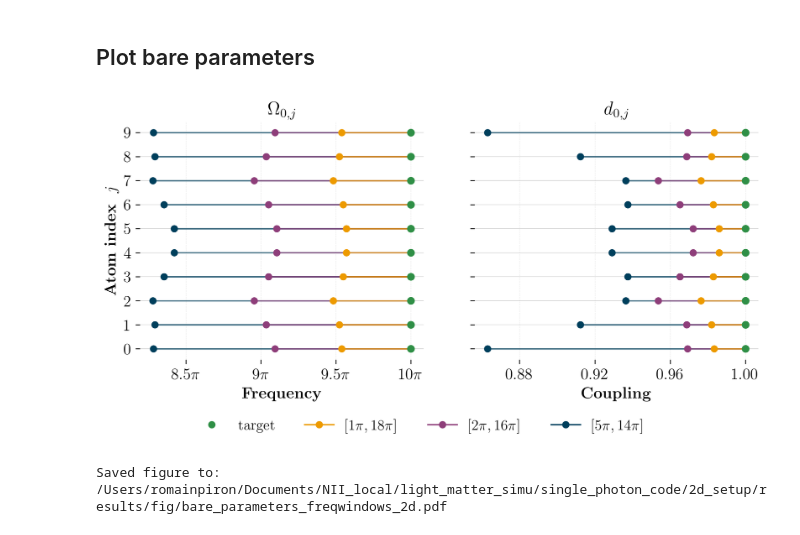
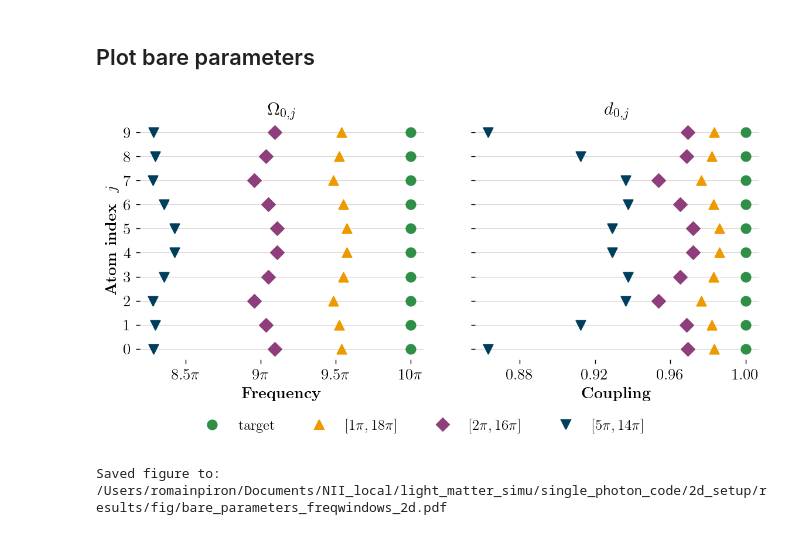
Before and after one commit to rpiron/single_photon_renormalization, a Jupyter notebook: 2d_setup/notebooks/run_correction.ipynb, the cells around one changed output. Cells and saved outputs as stored; diff of their text form; code cells hidden in the pictures.

```diff
--- a/2d_setup/notebooks/run_correction.ipynb
+++ b/2d_setup/notebooks/run_correction.ipynb
@@ -147,6 +151,8 @@ No calibration written. Enable RUN_CALIBRATION and SAVE_DATA to save a new fit.
 # %% [markdown]
 <h2>Plot bare parameters</h2>
 # %%
+from src.plot_fonts import paper_fonts
+
 bare_param_id_to_plot = [2, 3, 4]
 
 target_color = "#2f8f46"
@@ -157,6 +163,10 @@ window_color_by_pi = {
     (2, 16): window_colors[2],
     (5, 14): window_colors[3],
 }
+
+window_markers = ["s", "^", "D", "v", "P", "X", "<", ">", "h", "*"]
+window_marker_by_pi = dict(zip(window_color_by_pi, window_markers))
+marker_size = 60
 
 bare_param_ids = np.atleast_1d(bare_param_id_to_plot).astype(int).tolist()
 bare_param_sets = []
@@ -172,6 +182,9 @@ for bare_param_id in bare_param_ids:
     uv_pi = metadata["Omega_max"] / pi
     window_key = (int(round(ir_pi)), int(round(uv_pi)))
     color = window_color_by_pi.get(window_key, window_colors[(len(bare_param_sets) + 1) % len(window_colors)])
+    marker = window_marker_by_pi.setdefault(
+        window_key, window_markers[len(window_marker_by_pi) % len(window_markers)]
+    )
     label = rf"$[{ir_pi:.0f}\pi,{uv_pi:.0f}\pi]$"
 
     bare_param_sets.append({
@@ -180,6 +193,7 @@ for bare_param_id in bare_param_ids:
         "Omega_0": Omega_0,
         "d_0": d_0,
         "color": color,
+        "marker": marker,
         "label": label,
     })
 
@@ -222,36 +236,24 @@ fig, (omega_ax, d_ax) = plt.subplots(
 for param_set in reversed(bare_param_sets):
     omega_bare = param_set["Omega_0"] / pi
     d_bare = param_set["d_0"]
-    omega_ax.hlines(
-        atom_index,
-        np.minimum(omega_target, omega_bare),
-        np.maximum(omega_target, omega_bare),
-        color=param_set["color"],
-        linewidth=1.15,
-        alpha=0.72,
-        zorder=2,
+    omega_ax.scatter(
+        omega_bare, atom_index, color=param_set["color"],
+        marker=param_set["marker"], s=marker_size, zorder=4,
     )
-    omega_ax.scatter(omega_bare, atom_index, color=param_set["color"], s=24, zorder=4)
-    d_ax.hlines(
-        atom_index,
-        np.minimum(d_target, d_bare),
-        np.maximum(d_target, d_bare),
-        color=param_set["color"],
-        linewidth=1.15,
-        alpha=0.72,
-        zorder=2,
+    d_ax.scatter(
+        d_bare, atom_index, color=param_set["color"],
+        marker=param_set["marker"], s=marker_size, zorder=4,
     )
-    d_ax.scatter(d_bare, atom_index, color=param_set["color"], s=24, zorder=4)
 
-omega_ax.scatter(omega_target, atom_index, color=target_color, s=28, zorder=5)
-d_ax.scatter(d_target, atom_index, color=target_color, s=28, zorder=5)
+omega_ax.scatter(omega_target, atom_index, color=target_color, marker="o", s=marker_size, zorder=5)
+d_ax.scatter(d_target, atom_index, color=target_color, marker="o", s=marker_size, zorder=5)
 
 for ax in (omega_ax, d_ax):
     ax.set_yticks(atom_index)
     ax.set_yticklabels([rf"${j}$" for j in atom_index])
     ax.invert_yaxis()
     ax.yaxis.grid(which="major", linestyle="-", linewidth=0.55, color="0.78", alpha=0.7)
-    ax.xaxis.grid(which="major", linestyle="--", linewidth=0.35, color="0.82", alpha=0.55)
+    ax.xaxis.grid(False)
     ax.tick_params(axis="both", which="major", length=3.5, width=0.7, labelsize=13)
     for spine in ax.spines.values():
         spine.set_visible(False)
@@ -278,39 +280,41 @@ legend_handles = [
         marker="o",
         color=target_color,
         linestyle="none",
-        markersize=5,
+        markersize=np.sqrt(marker_size),
         label=r"target",
     ),
     *(
         Line2D(
             [0],
             [0],
-            marker="o",
+            marker=param_set["marker"],
             color=param_set["color"],
-            linewidth=1.15,
-            markersize=5,
+            linestyle="none",
+            markersize=np.sqrt(marker_size),
             label=param_set["label"],
         )
         for param_set in bare_param_sets
     ),
 ]
 fig.legend(
     handles=legend_handles,
     loc="lower center",
     bbox_to_anchor=(0.5, 0.02),
     ncol=min(len(legend_handles), 4),
     frameon=False,
     fontsize=12,
 )
 
 fig.subplots_adjust(left=0.10, right=0.98, bottom=0.25, top=0.88, wspace=0.22)
 figure_path = setup_root / "results" / "fig" / "bare_parameters_freqwindows_2d.pdf"
 figure_path.parent.mkdir(parents=True, exist_ok=True)
+# Adjust fonts only after the original layout has been computed.
+paper_fonts(fig, 18, label_size=16, legend_size=14)
 if SAVE_FIGURES:
     plt.savefig(figure_path, dpi=resol, bbox_inches="tight")
 plt.show()
 if SAVE_FIGURES:
     print(f"Saved figure to: {figure_path}")
 # %% [output]
-[figure, old version]
+[figure, new version]
 Saved figure to: /Users/romainpiron/Documents/NII_local/light_matter_simu/single_photon_code/2d_setup/results/fig/bare_parameters_freqwindows_2d.pdf
```
Also changed, not shown: parts of 1 cell of this notebook, 24 other files.
